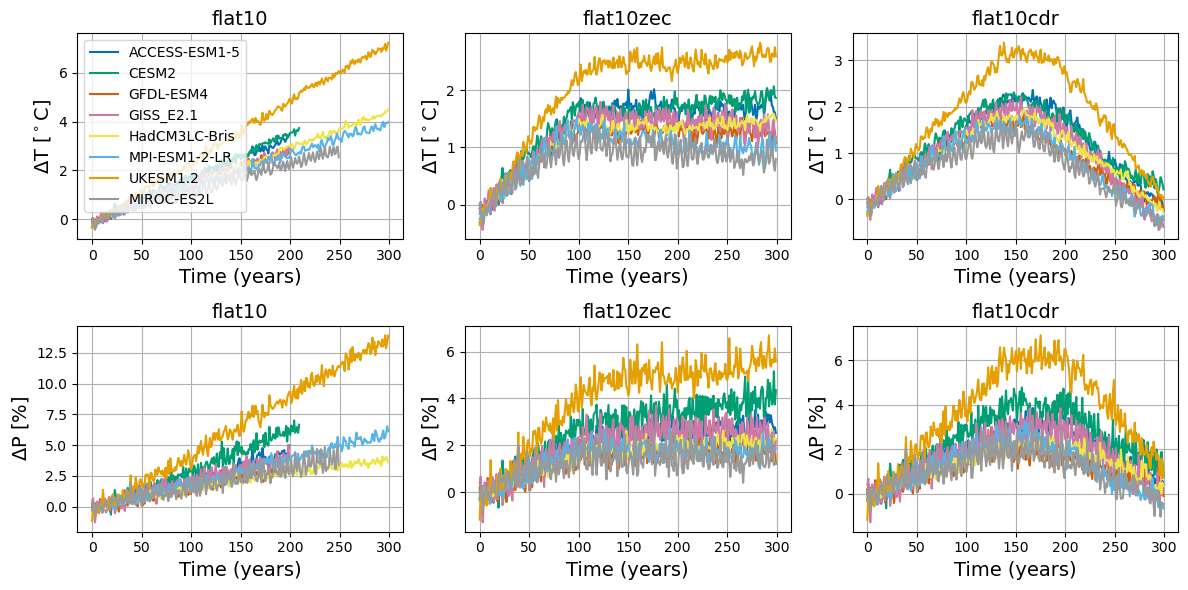
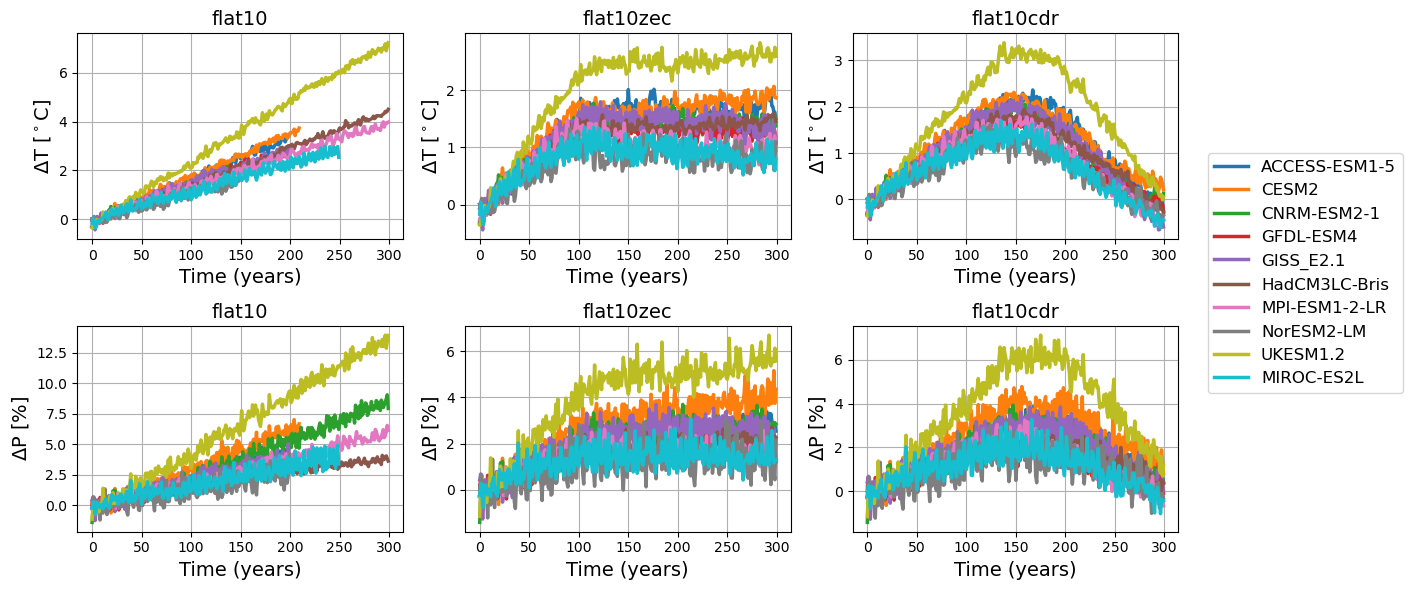
The change to this notebook cell's code, shown as a diff; its figure went from the first image to the second:
--- before
+++ after
@@ -4,16 +4,22 @@
 axs_flat = axs.flatten()
 
-color_list_models = ['#0072B2', '#009E73', '#D55E00', '#CC79A7', '#F0E442', '#56B4E9', '#E69F00','#999999']
+#color_list_models = ['#0072B2', '#009E73', '#D55E00', '#CC79A7', '#F0E442', '#56B4E9', '#E69F00','#999999', '#000000']
 
+# Accessing the discrete colormap
+cmap = plt.get_cmap('tab10')
+#cmap = plt.get_cmap('Petroff10')
+color_list_models = [cmap(i) for i in range(10)]
+
+lw = 2.5
 for i, model in enumerate(models_list):
-    t_anom.isel(exp=0).isel(model=i).plot(x='time', c=color_list_models[i], label=model, ax=axs_flat[0])
-    t_anom.isel(exp=1).isel(model=i).plot(x='time', c=color_list_models[i], ax=axs_flat[1])
-    t_anom.isel(exp=2).isel(model=i).plot(x='time', c=color_list_models[i], ax=axs_flat[2])
+    t_anom.isel(exp=0).isel(model=i).plot(x='time', c=color_list_models[i], label=model, ax=axs_flat[0], lw=lw)
+    t_anom.isel(exp=1).isel(model=i).plot(x='time', c=color_list_models[i], ax=axs_flat[1], lw=lw)
+    t_anom.isel(exp=2).isel(model=i).plot(x='time', c=color_list_models[i], ax=axs_flat[2], lw=lw)
     #
-    p_percentchange.isel(exp=0).isel(model=i).plot(x='time', c=color_list_models[i], ax=axs_flat[3])
-    p_percentchange.isel(exp=1).isel(model=i).plot(x='time', c=color_list_models[i], ax=axs_flat[4])
-    p_percentchange.isel(exp=2).isel(model=i).plot(x='time', c=color_list_models[i], ax=axs_flat[5])
+    p_percentchange.isel(exp=0).isel(model=i).plot(x='time', c=color_list_models[i], ax=axs_flat[3], lw=lw)
+    p_percentchange.isel(exp=1).isel(model=i).plot(x='time', c=color_list_models[i], ax=axs_flat[4], lw=lw)
+    p_percentchange.isel(exp=2).isel(model=i).plot(x='time', c=color_list_models[i], ax=axs_flat[5], lw=lw)
     
-axs_flat[0].legend(loc='upper left')
+#axs_flat[0].legend(loc='upper left', fontsize=8)
 
 axs_flat[0].set_title('flat10', size=14)
@@ -33,4 +39,7 @@
     axs_flat[i].grid()
     axs_flat[i].set_xlabel('Time (years)', size=14)
+    
+handles, labels = axs_flat[0].get_legend_handles_labels()
+fig.legend(handles, labels, loc='upper right', bbox_to_anchor=(1.18, 0.75), fontsize=12, markerscale=13)
 
 plt.tight_layout()

Commit: now added all models for precip and combined precip-temp plots